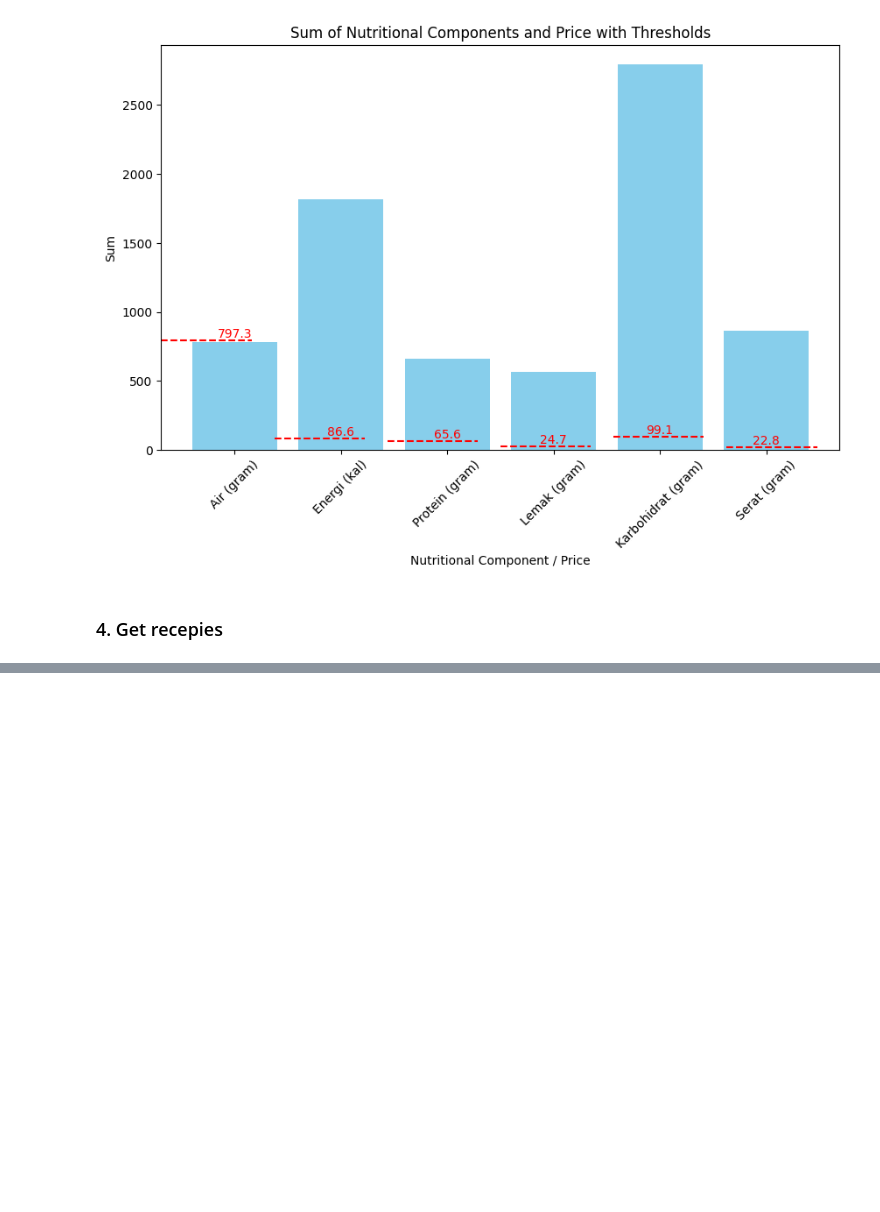
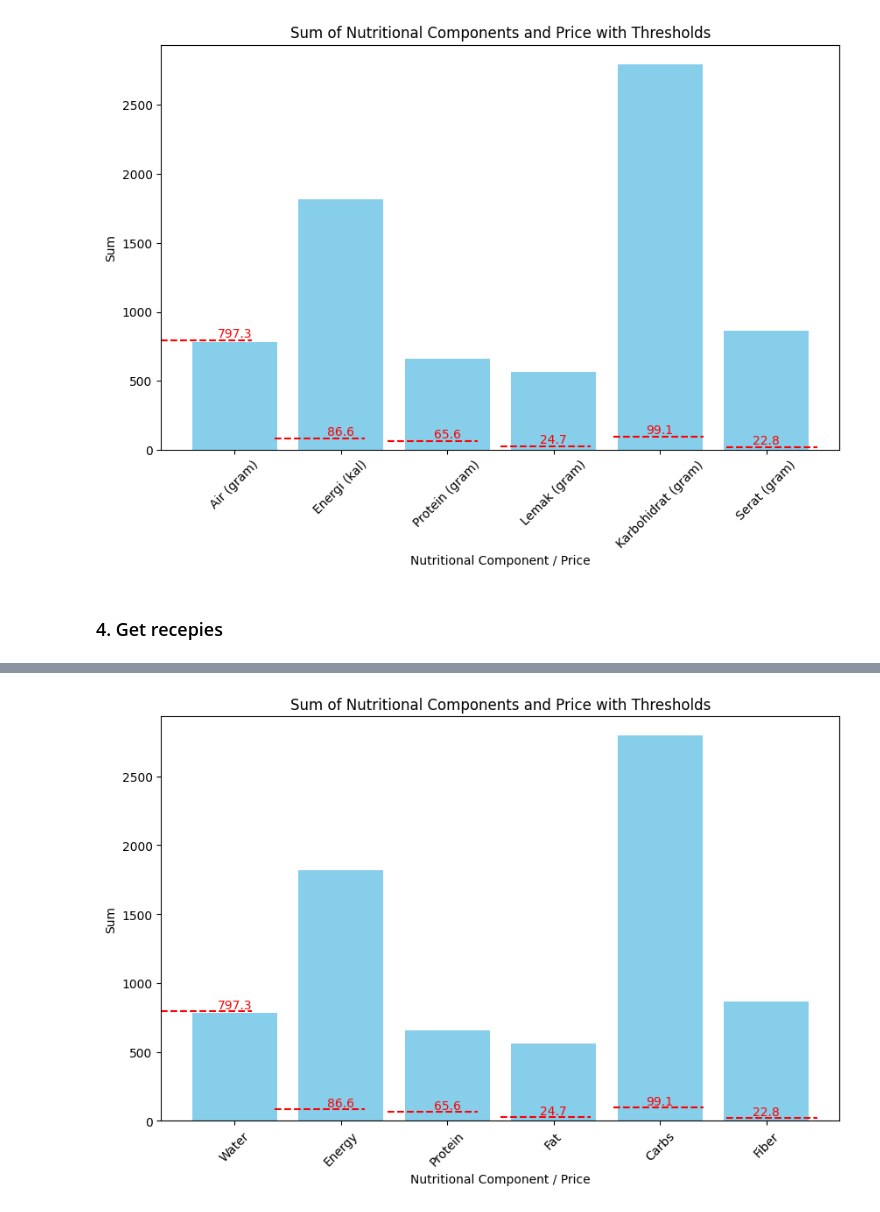
Before and after one commit to MarcoAlandAdinanda/TumbuhKuy, a Jupyter notebook: backend/notebooks/Recomender.ipynb, the cells around one changed output, grey strips where cells are left out. Drawn from its saved outputs; the diff is of its cells as text; code cells hidden in the pictures; blank space fills up the shorter version.

```diff
--- a/backend/notebooks/Recomender.ipynb
+++ b/backend/notebooks/Recomender.ipynb
@@ -70,14 +70,22 @@ Ingredients with maximum 'Harga (Rp.)': Kuda, daging, segar
 ### 3. Recomendation system using Binary Integer Programming
 # %%
 # define data
-ingredients = dataset["Nama Bahan"].tolist()
-water = dataset["Air (gram)"].tolist()
-energy = dataset["Energi (kal)"].tolist()
-protein = dataset["Protein (gram)"].tolist()
-fat = dataset["Lemak (gram)"].tolist()
-carbs = dataset["Karbohidrat (gram)"].tolist()
-fiber = dataset["Serat (gram)"].tolist()
-price = dataset["Harga (Rp.)"].tolist()
+# ingredients = dataset["Nama Bahan"].tolist()
+# water = dataset["Air (gram)"].tolist()
+# energy = dataset["Energi (kal)"].tolist()
+# protein = dataset["Protein (gram)"].tolist()
+# fat = dataset["Lemak (gram)"].tolist()
+# carbs = dataset["Karbohidrat (gram)"].tolist()
+# fiber = dataset["Serat (gram)"].tolist()
+# price = dataset["Harga (Rp.)"].tolist()
+ingredients = dataset["Nama Bahan"]
+water = dataset["Air (gram)"]
+energy = dataset["Energi (kal)"]
+protein = dataset["Protein (gram)"]
+fat = dataset["Lemak (gram)"]
+carbs = dataset["Karbohidrat (gram)"]
+fiber = dataset["Serat (gram)"]
+price = dataset["Harga (Rp.)"]
 # %%
 # boundaries
 min_water = dataset["Air (gram)"].mean()
@@ -260,0 +483,7 @@ print(model.generate_content(fin_prompt).text)
+# %%
+optim = NutritionOptimizer()
+optim.set_threshold()
+optim.optim_nutrition()
+
+chat = ChatBot()
+chat.generate_recepies("laki-laki", "7 tahun", optim.selected_ingredients)
@@ -260,0 +508,4 @@ print(model.generate_content(fin_prompt).text)
+# %%
+optim.visualize_results()
+# %% [output]
+[figure, added]
```
Also changed, not shown: parts of 7 cells of this notebook.
